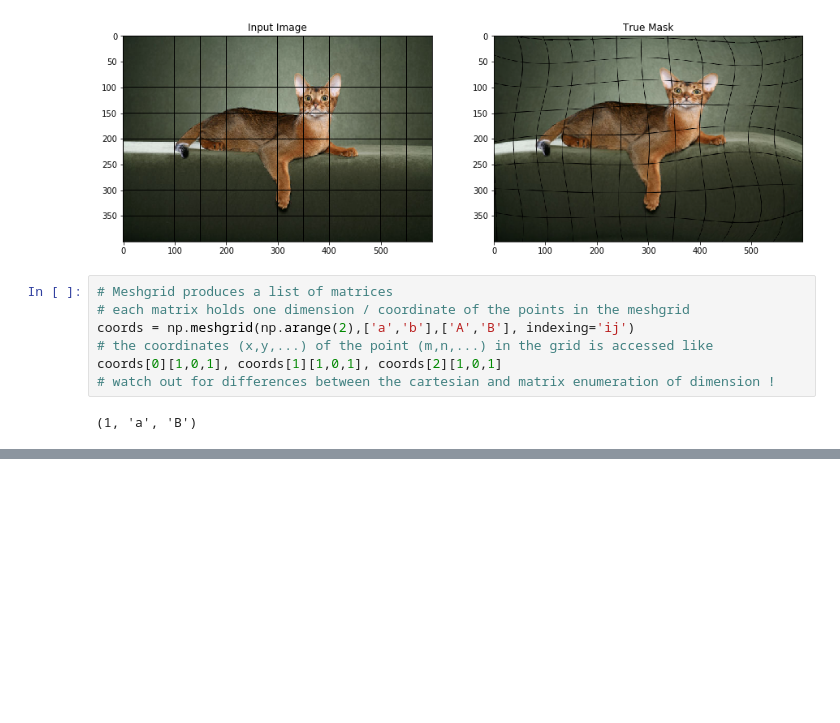
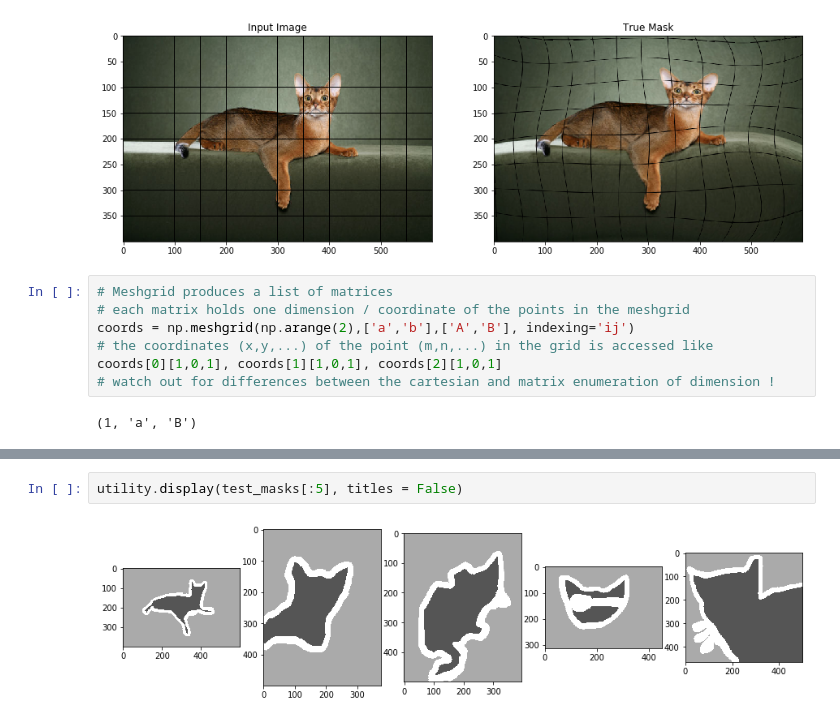
Before and after one commit to randomstructures/ExLSM-Image-Segmentation, a Jupyter notebook: Unet1/elastic-transform-for-data-augmentation.ipynb, the cells around one changed output, grey strips where cells are left out. Drawn from its saved outputs; the diff is of its cells as text; blank space fills up the shorter version.

```diff
--- a/Unet1/elastic-transform-for-data-augmentation.ipynb
+++ b/Unet1/elastic-transform-for-data-augmentation.ipynb
@@ -231,0 +267,4 @@ coords[0][1,0,1], coords[1][1,0,1], coords[2][1,0,1]
+# %%
+utility.display(test_masks[:5], titles = False)
+# %% [output]
+[figure, added]
```
Also changed, not shown: parts of 4 cells of this notebook.
